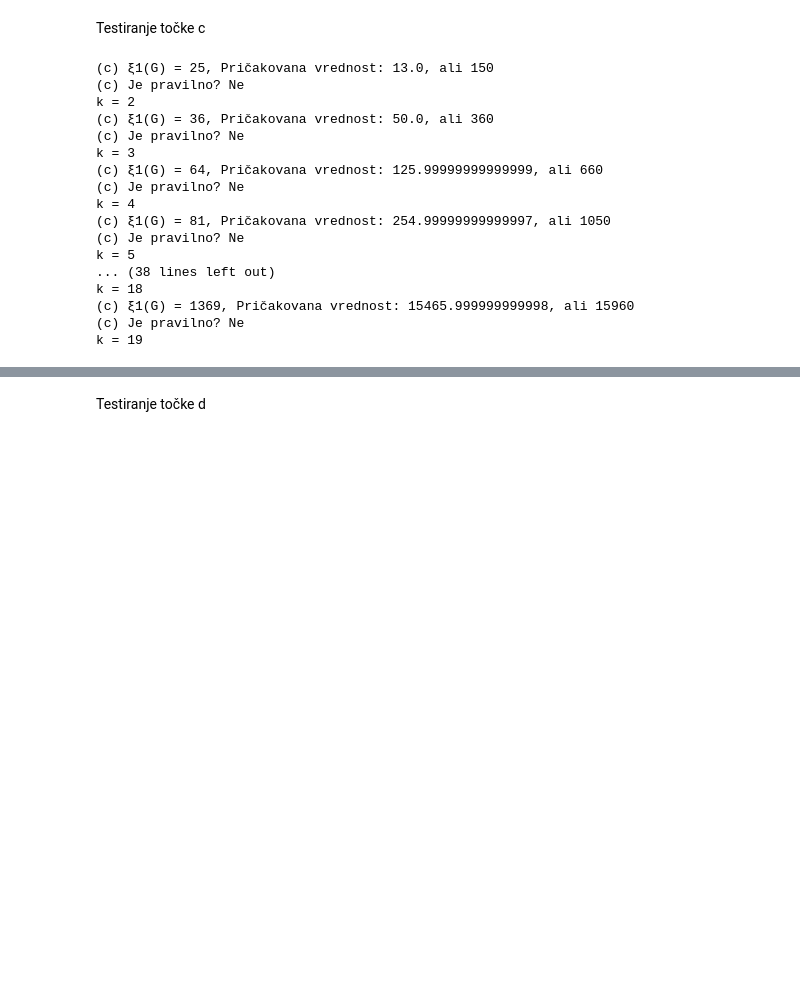
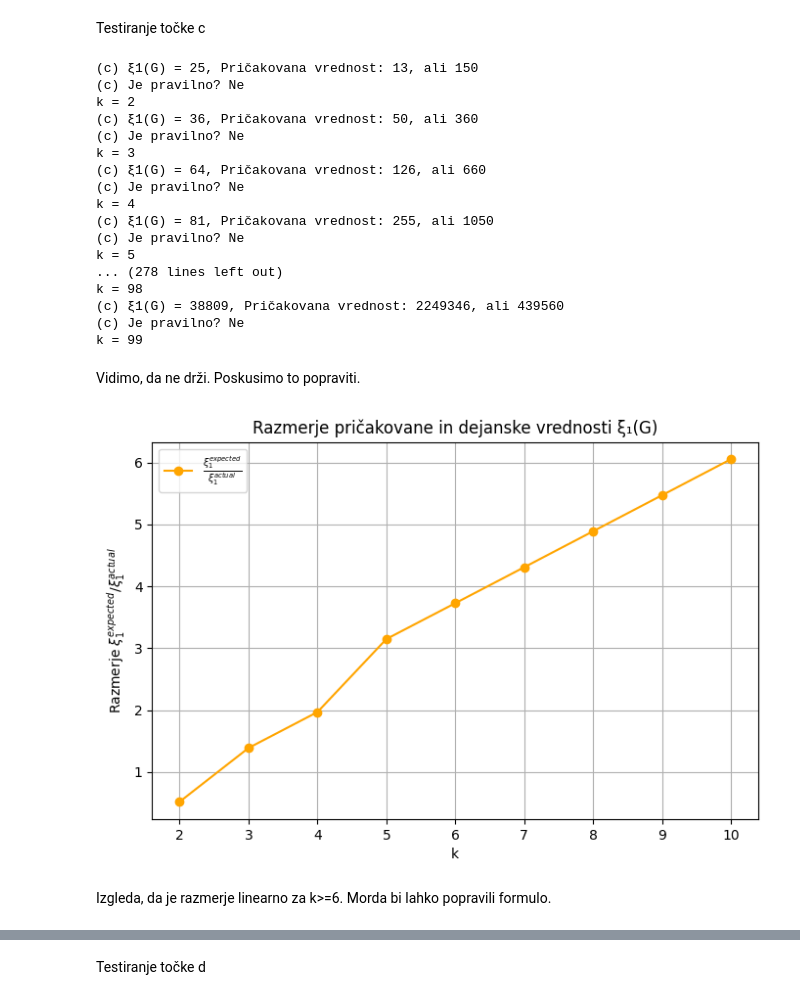
Before and after one commit to FlusAljaz/Distance-vector-of-non-tubical-nanotube-fullerenes-of-type-5-0-, a Jupyter notebook: projektna.ipynb, the cells around one changed output, grey strips where cells are left out. Saved outputs shown, nothing was run; the diff lists cells and outputs as text; code cells hidden in the pictures; blank space fills up the shorter version.

```diff
--- a/projektna.ipynb
+++ b/projektna.ipynb
@@ -1473,24 +1473,63 @@ k = 59
 # %% [markdown]
 Testiranje točke c
 # %%
-for k in range(2, 20):
+for k in range(2, 100):
     check_xi_1(k)
     print(f"k = {k}")
 # %% [output]
-(c) ξ1(G) = 25, Pričakovana vrednost: 13.0, ali 150
+(c) ξ1(G) = 25, Pričakovana vrednost: 13, ali 150
 (c) Je pravilno? Ne
 k = 2
-(c) ξ1(G) = 36, Pričakovana vrednost: 50.0, ali 360
+(c) ξ1(G) = 36, Pričakovana vrednost: 50, ali 360
 (c) Je pravilno? Ne
 k = 3
-(c) ξ1(G) = 64, Pričakovana vrednost: 125.99999999999999, ali 660
+(c) ξ1(G) = 64, Pričakovana vrednost: 126, ali 660
 (c) Je pravilno? Ne
 k = 4
-(c) ξ1(G) = 81, Pričakovana vrednost: 254.99999999999997, ali 1050
+(c) ξ1(G) = 81, Pričakovana vrednost: 255, ali 1050
 (c) Je pravilno? Ne
 k = 5
-... (38 lines left out)
-k = 18
-(c) ξ1(G) = 1369, Pričakovana vrednost: 15465.999999999998, ali 15960
+... (278 lines left out)
+k = 98
+(c) ξ1(G) = 38809, Pričakovana vrednost: 2249346, ali 439560
 (c) Je pravilno? Ne
-k = 19
+k = 99
+# %% [markdown]
+Vidimo, da ne drži. Poskusimo to popraviti.
+# %%
+import numpy as np
+import matplotlib.pyplot as plt
+
+# Definiramo interval vrednosti k
+k_values = np.arange(2, 11)  # 2 do 10 (vključno)
+
+# Pričakovane vrednosti ξ₁(G) iz izreka
+xi1_expected = np.array([
+    (k * (2*k - 1) * (7*k - 1)) // 6 for k in k_values
+])
+
+# Dejanske vrednosti ξ₁(G) (te je treba nadomestiti z resničnimi)
+xi1_actual = np.array([
+    25, 36, 64, 81, 121, 169, 225, 289, 361  # Pravilna dolžina 9 vrednosti
+])
+
+# Izračunamo razmerje med pričakovano in dejansko vrednostjo
+ratios = xi1_expected / xi1_actual
+
+# Narišemo graf
+plt.figure(figsize=(8, 5))
+plt.plot(k_values, ratios, marker='o', linestyle='-', color='orange', label=r'$\frac{\xi_1^{expected}}{\xi_1^{actual}}$')
+
+# Oznake in naslov
+plt.xlabel("k")
+plt.ylabel(r"Razmerje $\xi_1^{expected} / \xi_1^{actual}$")
+plt.title("Razmerje pričakovane in dejanske vrednosti ξ₁(G)")
+plt.legend()
+plt.grid(True)
+
+# Prikažemo graf
+plt.show()
+# %% [output]
+[figure, added]
+# %% [markdown]
+Izgleda, da je razmerje linearno za k>=6. Morda bi lahko popravili formulo.
```
Also changed, not shown: parts of 26 cells of this notebook, 1 other file.
